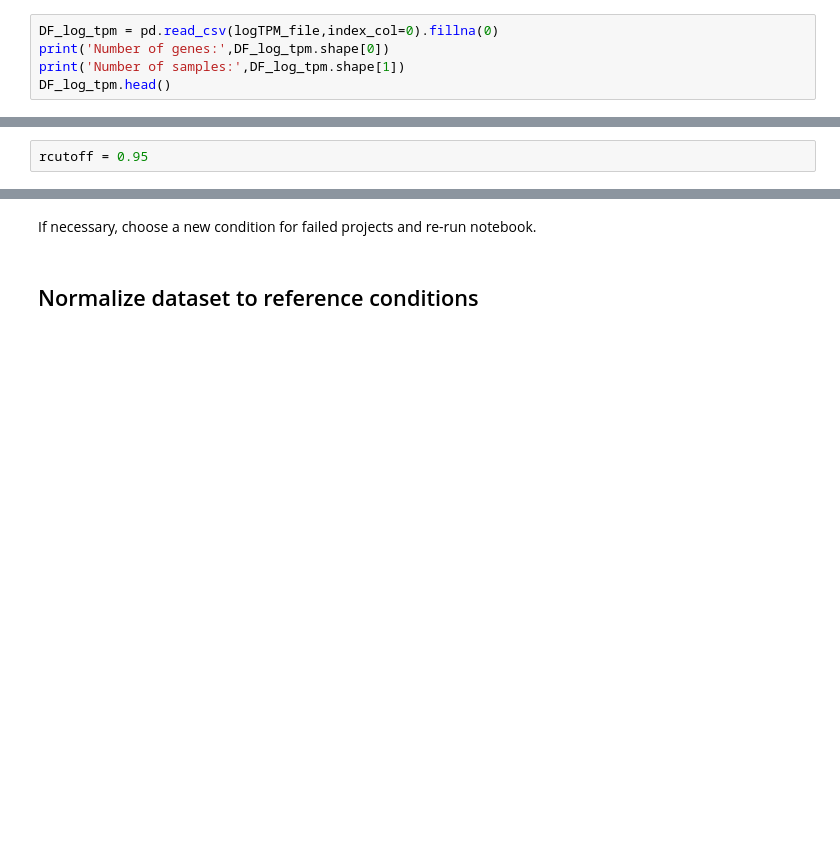
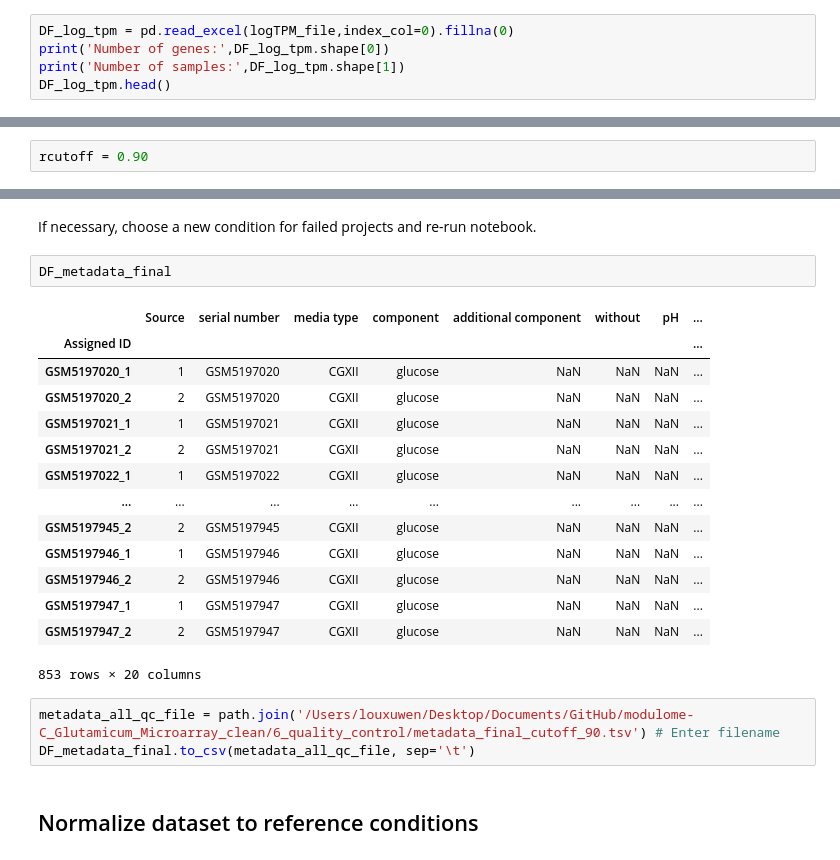
Before and after one commit to XuwenAmyLou/modulome-C_Glutamicum_Microarray_clean, a Jupyter notebook: 6_quality_control/expression_QC_part2.ipynb, the cells around one changed output, grey strips where cells are left out. Cells and saved outputs as stored; diff of their text form; blank space fills up the shorter version.

Commit message:
0.95 and 0.90 cutoff

```diff
--- a/6_quality_control/expression_QC_part2.ipynb
+++ b/6_quality_control/expression_QC_part2.ipynb
@@ -27,7 +26,7 @@ metadata_file = path.join('..','data','interim','/Users/louxuwen/Desktop/Documen
 # %% [markdown]
 ### Load expression data
 # %%
-DF_log_tpm = pd.read_csv(logTPM_file,index_col=0).fillna(0)
+DF_log_tpm = pd.read_excel(logTPM_file,index_col=0).fillna(0)
 print('Number of genes:',DF_log_tpm.shape[0])
 print('Number of samples:',DF_log_tpm.shape[1])
 DF_log_tpm.head()
@@ -100,7 +152,7 @@ DF_log_tpm = DF_log_tpm[DF_metadata_passed_step4.index]
 # %% [markdown]
 Biological replicates should have a Pearson R correlation above 0.95. For samples with more than 2 replicates, the replicates must have R >= 0.95 with at least one other replicate or it will be dropped. The correlation threshold can be changed below:
 # %%
-rcutoff = 0.95
+rcutoff = 0.90
 # %% [markdown]
 The following code computes correlations between all samples and collects correlations between replicates and non-replicates.
 # %%
@@ -165,5 +230,25 @@ for name,group in DF_metadata_final.groupby('project'):
 # %% [markdown]
 If necessary, choose a new condition for failed projects and re-run notebook.
+# %%
+DF_metadata_final
+# %% [output]
+|  | Source | serial number | media type | component | additional component | without | pH | ... |
+| Assigned ID |  |  |  |  |  |  |  | ... |
+| GSM5197020_1 | 1 | GSM5197020 | CGXII | glucose | NaN | NaN | NaN | ... |
+| GSM5197020_2 | 2 | GSM5197020 | CGXII | glucose | NaN | NaN | NaN | ... |
+| GSM5197021_1 | 1 | GSM5197021 | CGXII | glucose | NaN | NaN | NaN | ... |
+| GSM5197021_2 | 2 | GSM5197021 | CGXII | glucose | NaN | NaN | NaN | ... |
+| GSM5197022_1 | 1 | GSM5197022 | CGXII | glucose | NaN | NaN | NaN | ... |
+| ... | ... | ... | ... | ... | ... | ... | ... | ... |
+| GSM5197945_2 | 2 | GSM5197945 | CGXII | glucose | NaN | NaN | NaN | ... |
+| GSM5197946_1 | 1 | GSM5197946 | CGXII | glucose | NaN | NaN | NaN | ... |
+| GSM5197946_2 | 2 | GSM5197946 | CGXII | glucose | NaN | NaN | NaN | ... |
+| GSM5197947_1 | 1 | GSM5197947 | CGXII | glucose | NaN | NaN | NaN | ... |
+| GSM5197947_2 | 2 | GSM5197947 | CGXII | glucose | NaN | NaN | NaN | ... |
+853 rows × 20 columns
+# %%
+metadata_all_qc_file = path.join('/Users/louxuwen/Desktop/Documents/GitHub/modulome-C_Glutamicum_Microarray_clean/6_quality_control/metadata_final_cutoff_90.tsv') # Enter filename
+DF_metadata_final.to_csv(metadata_all_qc_file, sep='\t')
 # %% [markdown]
 ## Normalize dataset to reference conditions
 # %%
```
Also changed, not shown: parts of 12 cells of this notebook, 7 other files.
